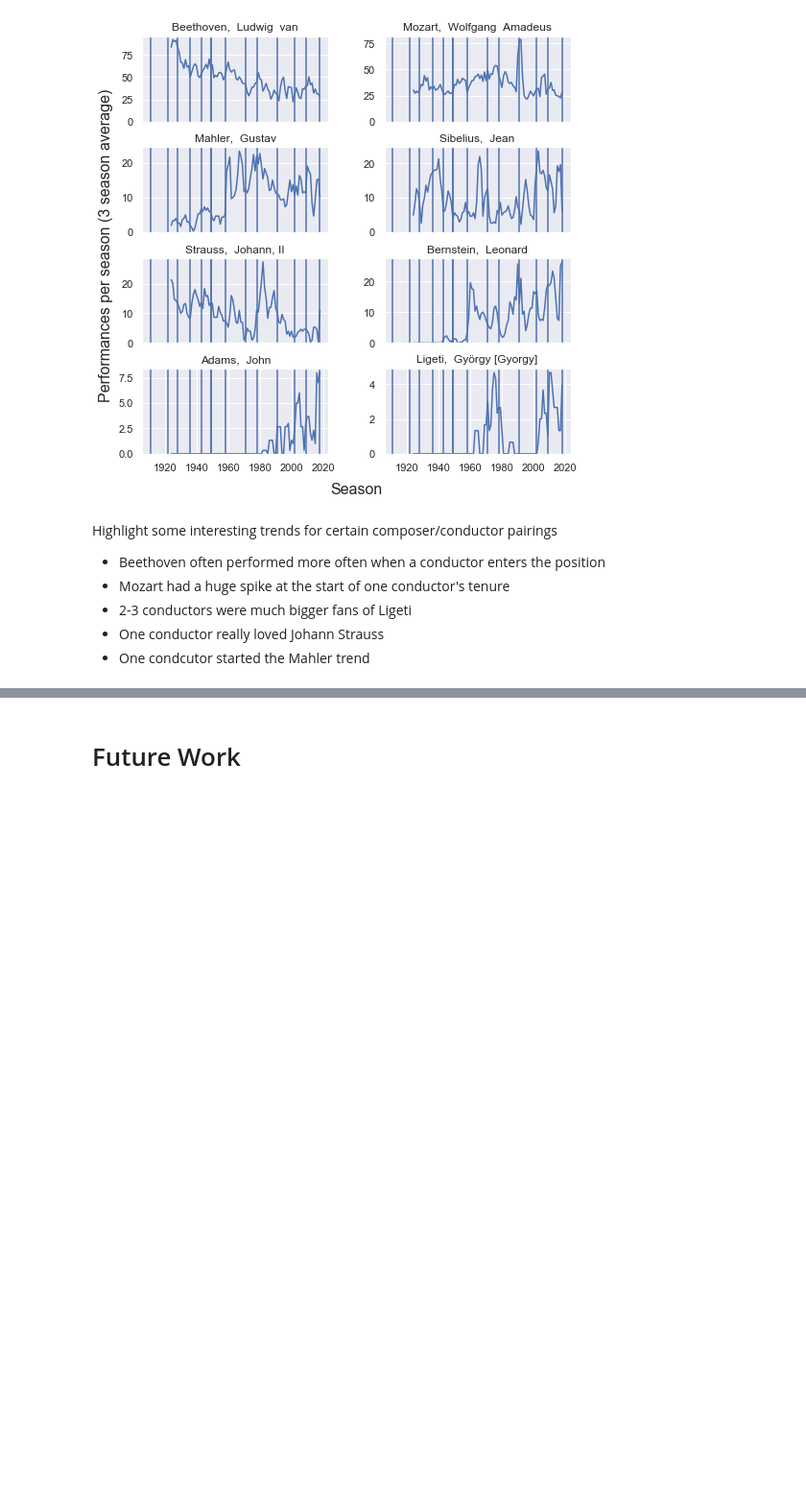
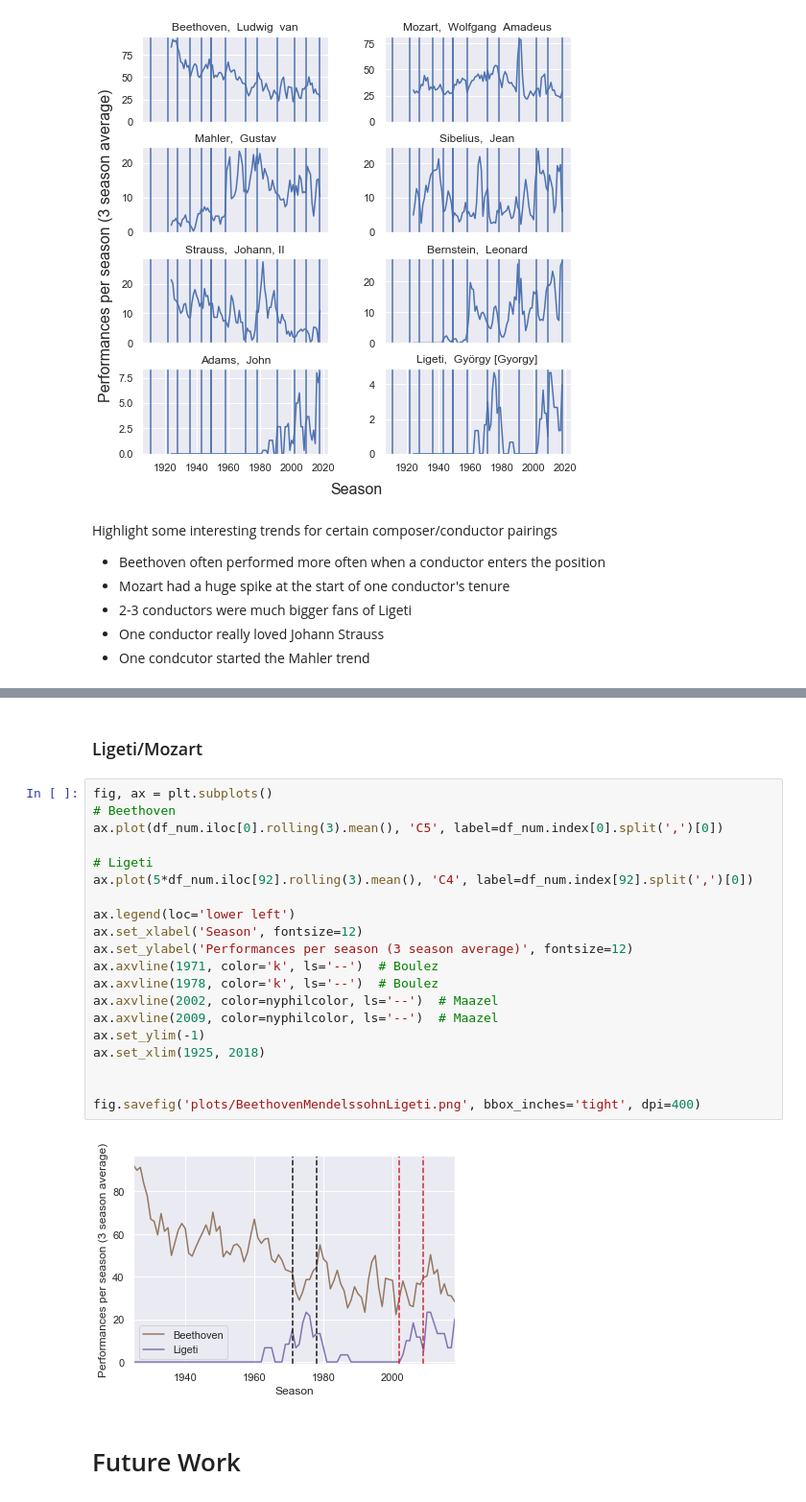
Before and after one commit to physinet/NY-Phil-EDA, a Jupyter notebook: EDA.ipynb, the cells around one changed output, grey strips where cells are left out. Shown at 96% size. Saved outputs shown, nothing was run; the diff lists cells and outputs as text; blank space fills up the shorter version.

```diff
--- a/EDA.ipynb
+++ b/EDA.ipynb
@@ -825,3 +832,27 @@ Highlight some interesting trends for certain composer/conductor pairings
+# %% [markdown]
+### Ligeti/Mozart
+# %%
+fig, ax = plt.subplots()
+# Beethoven
+ax.plot(df_num.iloc[0].rolling(3).mean(), 'C5', label=df_num.index[0].split(',')[0])
+
+# Ligeti
+ax.plot(5*df_num.iloc[92].rolling(3).mean(), 'C4', label=df_num.index[92].split(',')[0])
+
+ax.legend(loc='lower left')
+ax.set_xlabel('Season', fontsize=12)
+ax.set_ylabel('Performances per season (3 season average)', fontsize=12)
+ax.axvline(1971, color='k', ls='--')  # Boulez
+ax.axvline(1978, color='k', ls='--')  # Boulez
+ax.axvline(2002, color=nyphilcolor, ls='--')  # Maazel
+ax.axvline(2009, color=nyphilcolor, ls='--')  # Maazel
+ax.set_ylim(-1)
+ax.set_xlim(1925, 2018)
+
+
+fig.savefig('plots/BeethovenMendelssohnLigeti.png', bbox_inches='tight', dpi=400)
+# %% [output]
+[figure, added]
 # %% [markdown]
 # Future Work
 # %% [markdown]
```
Also changed, not shown: parts of 13 cells of this notebook, 9 other files.
